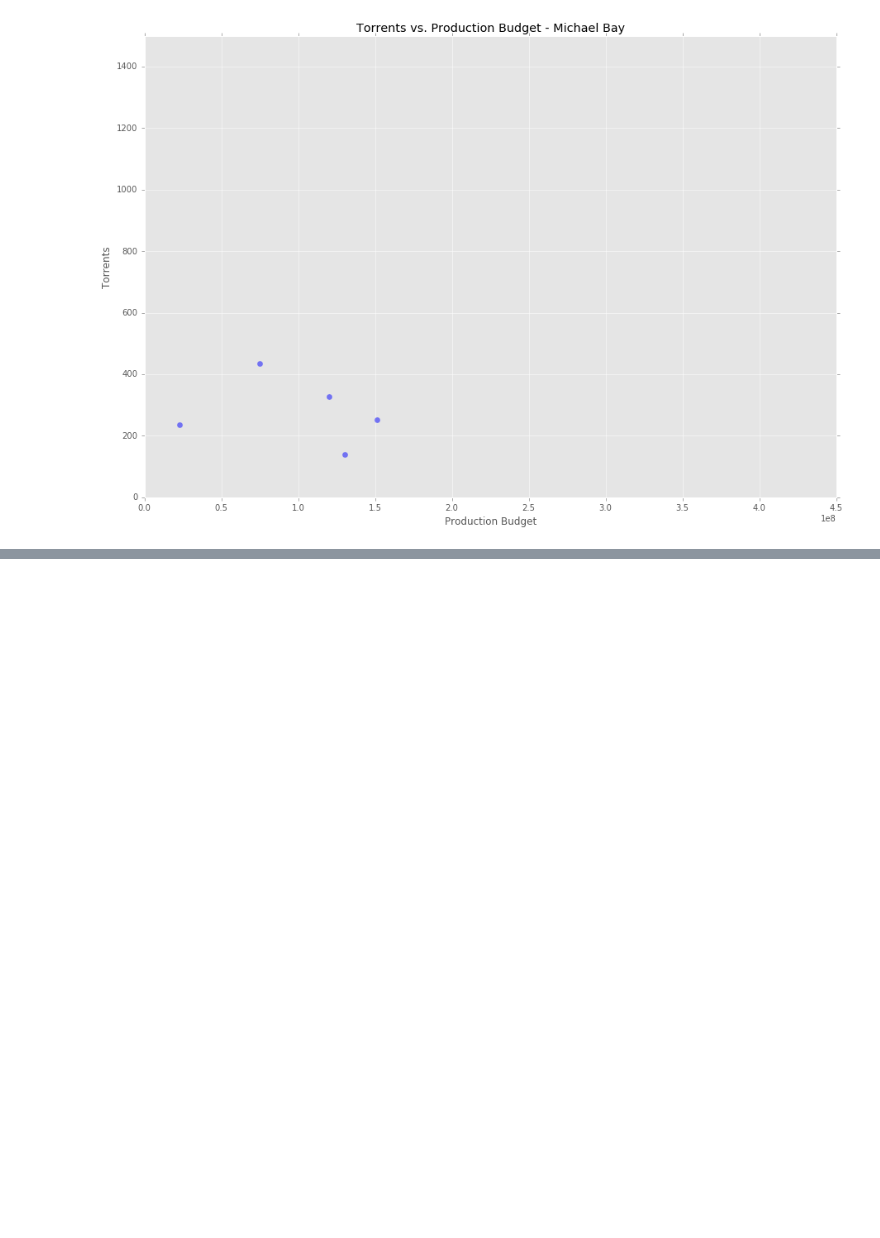
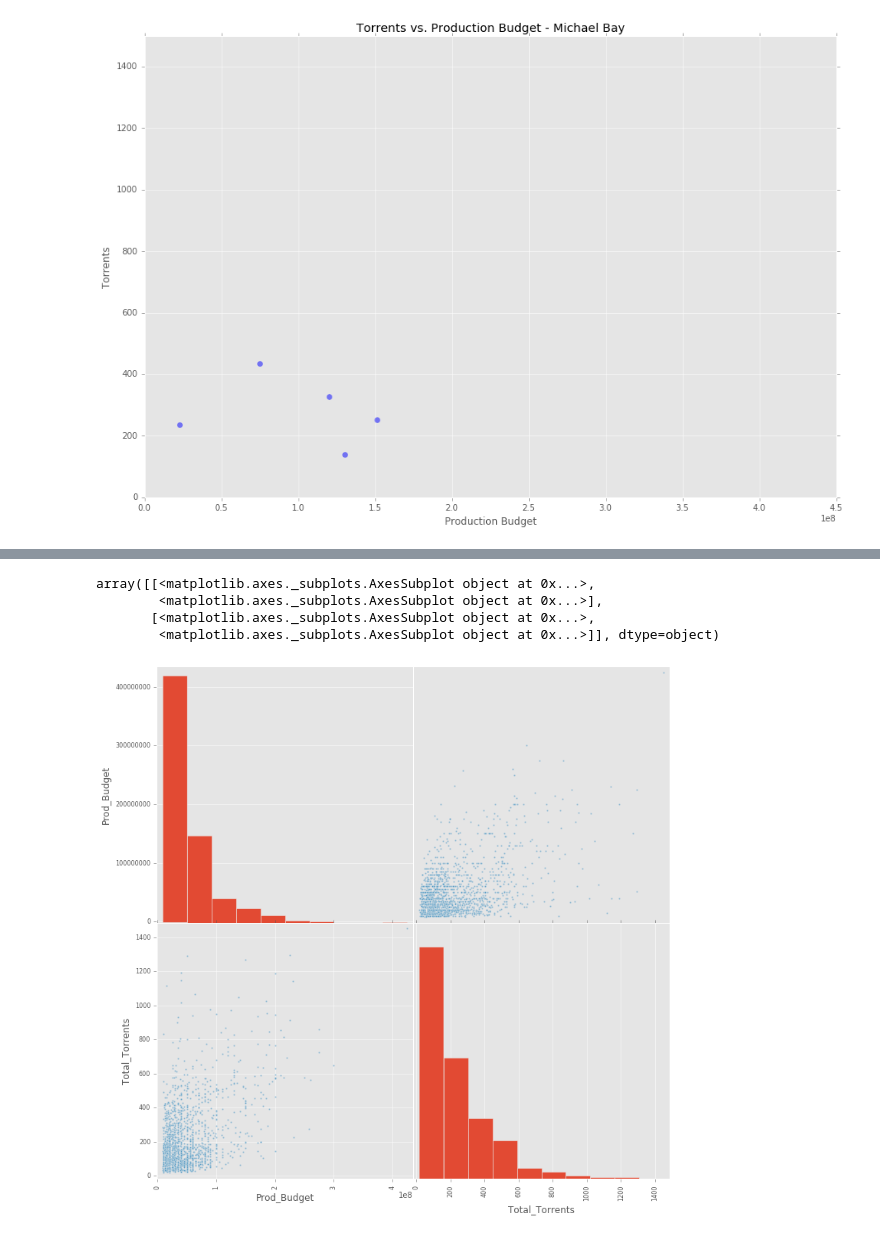
Before and after one commit to bryantbiggs/movie_torrents, a Jupyter notebook: Director_Analysis_Draft1.ipynb, the cells around one changed output, grey strips where cells are left out. Saved outputs shown, nothing was run; the diff lists cells and outputs as text; code cells hidden in the pictures; blank space fills up the shorter version.

```diff
--- a/Director_Analysis_Draft1.ipynb
+++ b/Director_Analysis_Draft1.ipynb
@@ -194 +194,4 @@ Rob Bowman                         1
 Name: Director, dtype: int64
+# %%
+df_sub = df[['Prod_Budget', 'Director', 'Total_Torrents']]
+df_sub.describe()
@@ -194,0 +208,10 @@ Name: Director, dtype: int64
+# %%
+# Lets take a look at our entire model
+plt.rcParams['figure.figsize'] = (12, 12)
+pd.tools.plotting.scatter_matrix(df_sub)
+# %% [output]
+array([[<matplotlib.axes._subplots.AxesSubplot object at 0x...>,
+        <matplotlib.axes._subplots.AxesSubplot object at 0x...>],
+       [<matplotlib.axes._subplots.AxesSubplot object at 0x...>,
+        <matplotlib.axes._subplots.AxesSubplot object at 0x...>]], dtype=object)
+[figure, added]
```
Also changed, not shown: parts of 22 cells of this notebook.
